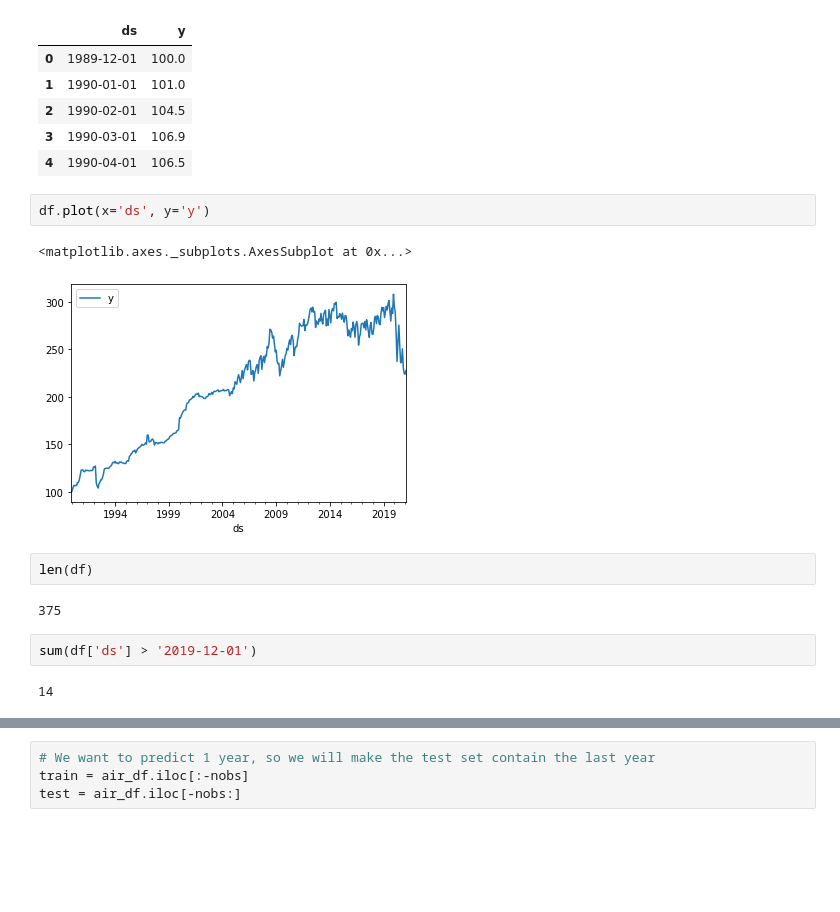
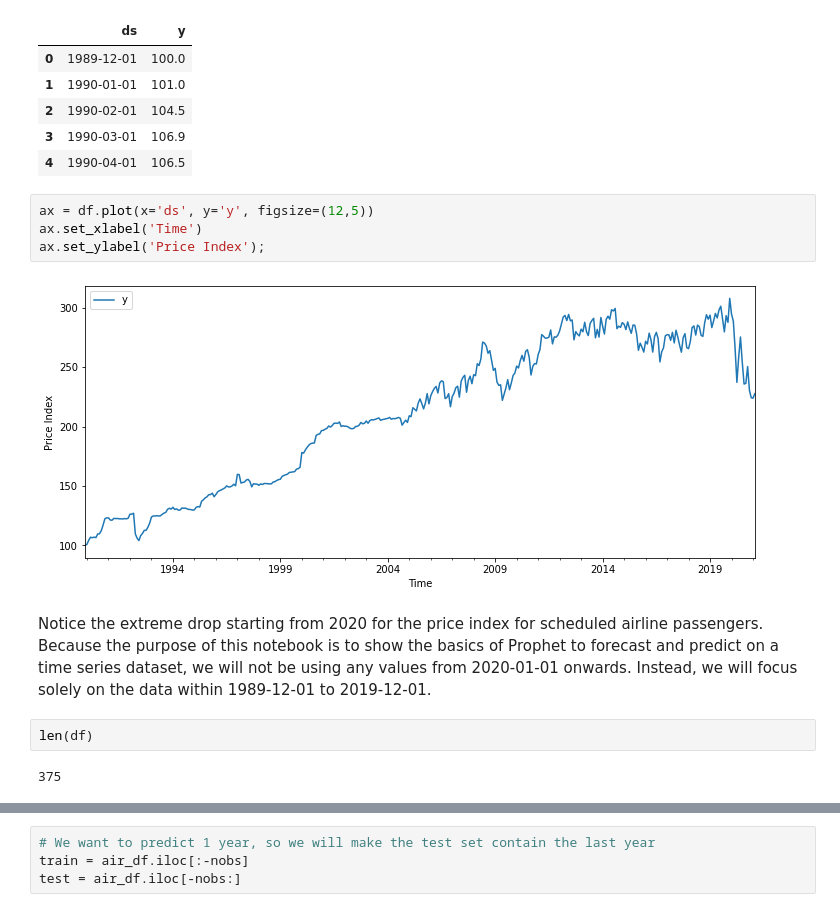
Before and after one commit to Lewis34cs/fb_prophet_blog_notebook, a Jupyter notebook: blog_prophet_notebook.ipynb, the cells around one changed output, grey strips where cells are left out. Drawn from its saved outputs; the diff is of its cells as text; blank space fills up the shorter version.

Commit message:
Updating text in notebook

```diff
--- a/blog_prophet_notebook.ipynb
+++ b/blog_prophet_notebook.ipynb
@@ -77,16 +77,15 @@ df.head()
 | 2 | 1990-02-01 | 104.5 |
 | 3 | 1990-03-01 | 106.9 |
 | 4 | 1990-04-01 | 106.5 |
-# %%
-df.plot(x='ds', y='y')
-# %% [output]
-<matplotlib.axes._subplots.AxesSubplot at 0x...>
-[figure, removed]
+# %%
+ax = df.plot(x='ds', y='y', figsize=(12,5))
+ax.set_xlabel('Time')
+ax.set_ylabel('Price Index');
+# %% [output]
+[figure, added]
+# %% [markdown]
+Notice the extreme drop starting from 2020 for the price index for scheduled airline passengers. Because the purpose of this notebook is to show the basics of Prophet to forecast and predict on a time series dataset, we will not be using any values from 2020-01-01 onwards. Instead, we will focus solely on the data within 1989-12-01 to 2019-12-01.
 # %%
 len(df)
 # %% [output]
 375
-# %%
-sum(df['ds'] > '2019-12-01')
-# %% [output]
-14
```
Also changed, not shown: parts of 4 cells of this notebook.
